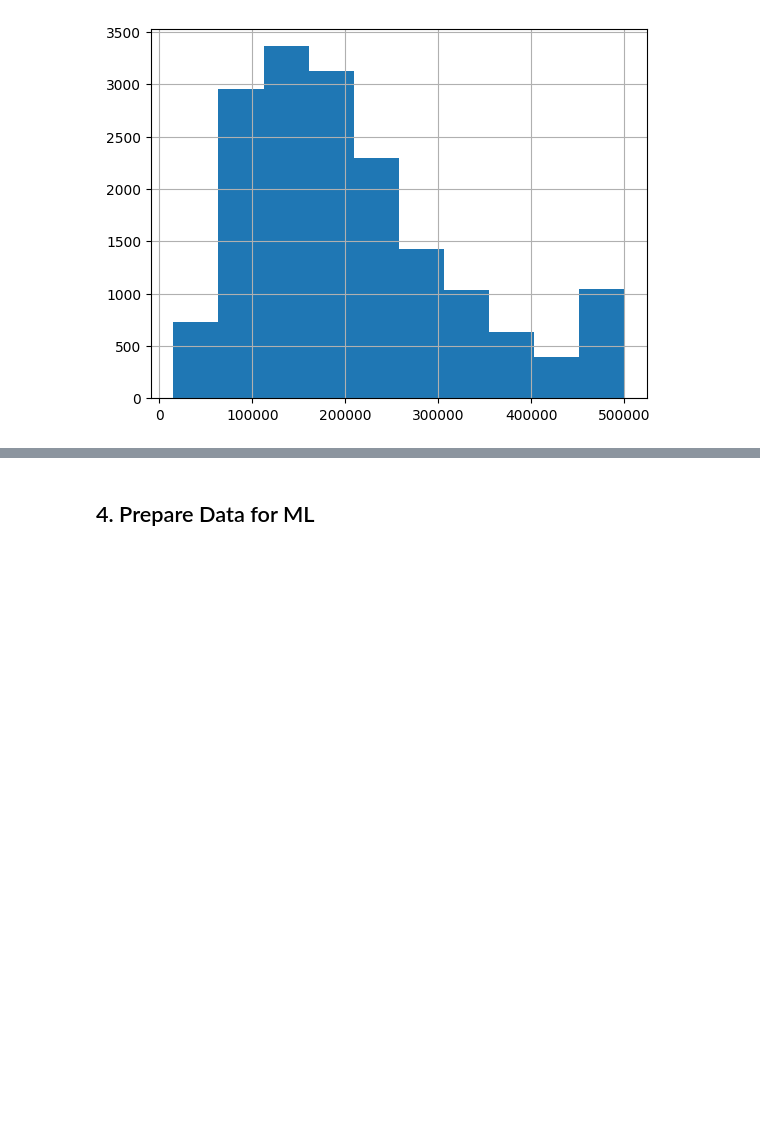
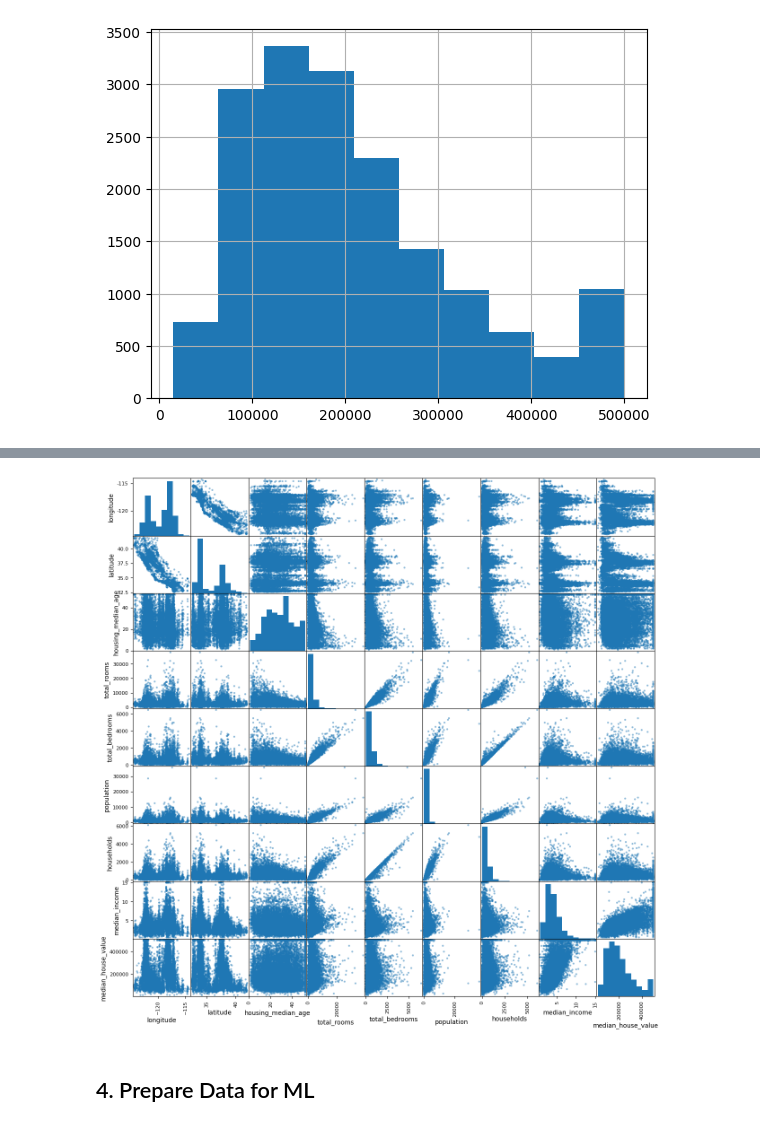
Before and after one commit to davidrpugh/machine-learning-for-tabular-data, a Jupyter notebook: notebooks/lecture-8-part-2a.ipynb, the cells around one changed output, grey strips where cells are left out. Cells and saved outputs as stored; diff of their text form; code cells hidden in the pictures; blank space fills up the shorter version.

```diff
--- a/notebooks/lecture-8-part-2a.ipynb
+++ b/notebooks/lecture-8-part-2a.ipynb
@@ -85,2 +83,12 @@ _ = train_target.hist()
+# %%
+_ = (
+    pd.plotting
+      .scatter_matrix(
+          train_df,
+          figsize=(15, 15),
+      )
+)
+# %% [output]
+[figure, added]
 # %% [markdown]
 ## 4. Prepare Data for ML
```
Also changed, not shown: parts of 20 cells of this notebook.
